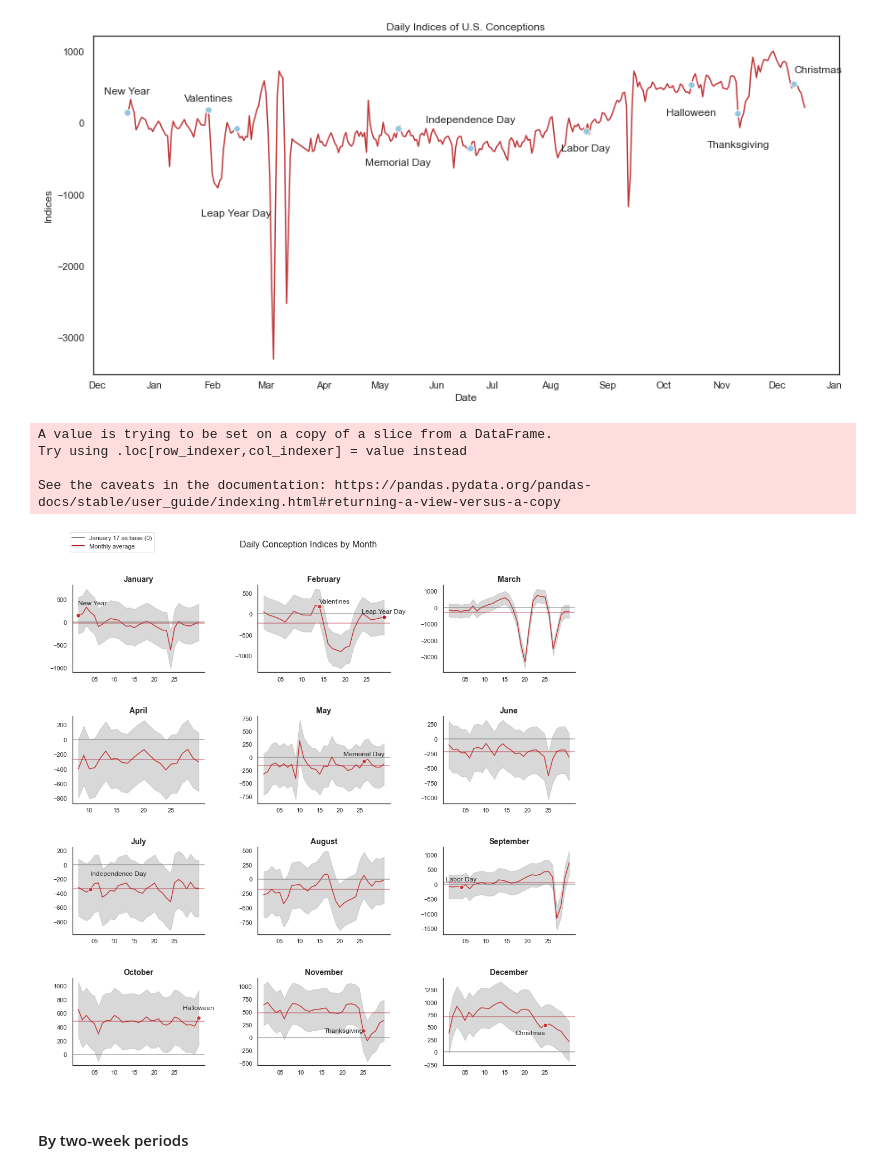
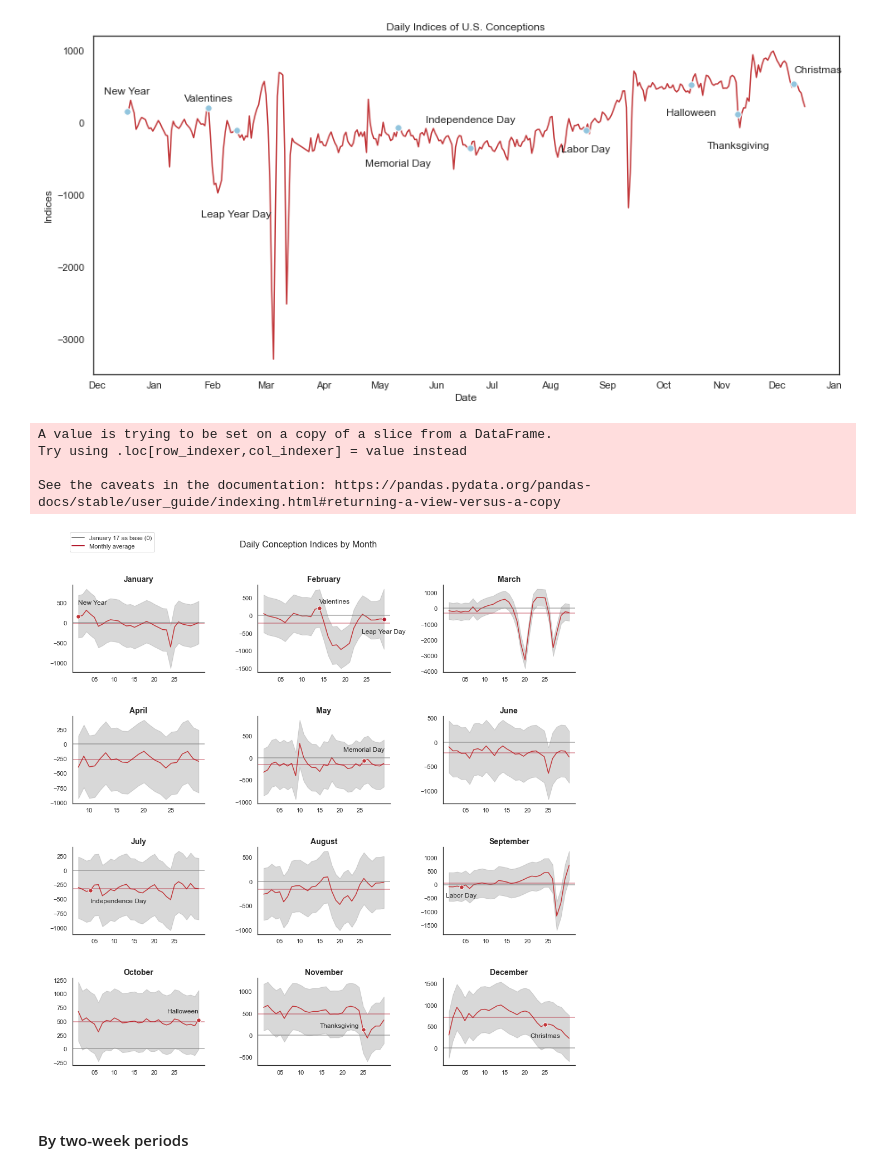
Before and after one commit to taidnguyen/us-birthdays, a Jupyter notebook: main.ipynb, the cells around one changed output. Drawn from its saved outputs; the diff is of its cells as text; code cells hidden in the pictures.

```diff
--- a/main.ipynb
+++ b/main.ipynb
@@ -156,11 +139,11 @@ Some biggest differences in the 21st Century:
 # %%
 # Get conceived dates
 birth_df['date'] = [datetime.datetime(year, month, day) for (year, month, day) in zip(birth_df['year'], birth_df['month'], birth_df['day'])]
-birth_df['conceived_date'] = birth_df['date'] - datetime.timedelta(days=280) #40 weeks
+birth_df['conceived_date'] = birth_df['date'] - datetime.timedelta(days=280) #39 weeks
 birth_df['dayofweek'] = birth_df['conceived_date'].dt.strftime('%A')
 
 # Group by
 birth_df['conceived_date'] = birth_df['conceived_date'].dt.strftime('%b %d')
-data = birth_df.groupby(['conceived_date', 'dayofweek'])['births'].mean().reset_index(name='mean')
+data = birth_df[['conceived_date', 'dayofweek', 'births']]
 data.head()
 # %% [output]
@@ -189,5 +174,5 @@ data.head()
 # %%
-Y = data['mean']
+Y = data['births']
 X = data[data.columns[1:]]
 X = sm.add_constant(X)
 model = sm.OLS(Y,X)
@@ -322,43 +309,43 @@ g = g.set_ylabels(' ')
 g = g.set_xticklabels(' ')
 
 # Manually add major dates
 point_dict = data.set_index('date').to_dict('index')
 
-g.axes[0].text(datetime.datetime(2012, 1, 1), 380, "New Year", ha='left', fontsize=12)
+g.axes[0].text(datetime.datetime(2012, 1, 1), 470, "New Year", ha='left', fontsize=12)
 g.axes[0].plot(datetime.datetime(2012, 1, 1), point_dict[datetime.datetime(2012, 1, 1)]['coefficient'], marker='.', markersize=15, markeredgecolor='white')
-g.axes[1].text(datetime.datetime(2012, 2, 14), 250, "Valentines", ha='left', fontsize=12)
+g.axes[1].text(datetime.datetime(2012, 2, 14), 350, "Valentines", ha='left', fontsize=12)
 g.axes[1].plot(datetime.datetime(2012, 2, 14), point_dict[datetime.datetime(2012, 2, 14)]['coefficient'], marker='.', markersize=15, markeredgecolor='white')
-g.axes[1].text(datetime.datetime(2012, 2, 29), 20, "Leap Year Day", ha='center', fontsize=12)
+g.axes[1].text(datetime.datetime(2012, 2, 29), -500, "Leap Year Day", ha='center', fontsize=12)
 g.axes[1].plot(datetime.datetime(2012, 2, 29), point_dict[datetime.datetime(2012, 2, 29)]['coefficient'], marker='.', markersize=15, markeredgecolor='white', color='#b2182b')
-g.axes[4].text(datetime.datetime(2012, 5, 26), 25, "Memorial Day", ha='center', fontsize=12)
+g.axes[4].text(datetime.datetime(2012, 5, 26), 150, "Memorial Day", ha='center', fontsize=12)
 g.axes[4].plot(datetime.datetime(2012, 5, 26), point_dict[datetime.datetime(2012, 5, 26)]['coefficient'], marker='.', markersize=15, markeredgecolor='white')
-g.axes[6].text(datetime.datetime(2012, 7, 4), -150, "Independence Day", ha='left', fontsize=12)
+g.axes[6].text(datetime.datetime(2012, 7, 4), -570, "Independence Day", ha='left', fontsize=12)
 g.axes[6].plot(datetime.datetime(2012, 7, 4), point_dict[datetime.datetime(2012, 7, 4)]['coefficient'], marker='.', markersize=15, markeredgecolor='white')
-g.axes[8].text(datetime.datetime(2012, 9, 4), 100, "Labor Day", ha='center', fontsize=12)
+g.axes[8].text(datetime.datetime(2012, 9, 4), -460, "Labor Day", ha='center', fontsize=12)
 g.axes[8].plot(datetime.datetime(2012, 9, 4), point_dict[datetime.datetime(2012, 9, 4)]['coefficient'], marker='.', markersize=15, markeredgecolor='white')
-g.axes[9].text(datetime.datetime(2012, 10, 31), 650, "Halloween", ha='center', fontsize=12)
+g.axes[9].text(datetime.datetime(2012, 10, 31), 650, "Halloween", ha='right', fontsize=12)
 g.axes[9].plot(datetime.datetime(2012, 10, 31), point_dict[datetime.datetime(2012, 10, 31)]['coefficient'], marker='.', markersize=15, markeredgecolor='white')
-g.axes[10].text(datetime.datetime(2012, 11, 25), 100, "Thanksgiving", ha='right', fontsize=12)
+g.axes[10].text(datetime.datetime(2012, 11, 24), 180, "Thanksgiving", ha='right', fontsize=12)
 g.axes[10].plot(datetime.datetime(2012, 11, 25), point_dict[datetime.datetime(2012, 11, 25)]['coefficient'], marker='.', markersize=15, markeredgecolor='white')
-g.axes[11].text(datetime.datetime(2012, 12, 25), 350, "Christmas", ha='right', fontsize=12)
+g.axes[11].text(datetime.datetime(2012, 12, 25), 250, "Christmas", ha='center', fontsize=12)
 g.axes[11].plot(datetime.datetime(2012, 12, 25), point_dict[datetime.datetime(2012, 12, 25)]['coefficient'], marker='.', markersize=15, markeredgecolor='white')
 
 # # Legends
 custom_lines = [Line2D([0], [0], color='gray', lw=2),
                 Line2D([0], [0], color='#b2182b', lw=2)]
 g.axes[0].legend(custom_lines, ['January 17 as base (0)', 'Monthly average'],
           loc='upper center', bbox_to_anchor=(0.3, 1.6), borderaxespad=0.)
 
 # Final adjustments
 plt.subplots_adjust(hspace=0.5, wspace=0.4, top=0.9) #spacing between and on top
 g = g.fig.suptitle('Daily Conception Indices by Month', fontsize=16)
 plt.show()
 # %% [output]
 A value is trying to be set on a copy of a slice from a DataFrame.
 Try using .loc[row_indexer,col_indexer] = value instead
 
 See the caveats in the documentation: https://pandas.pydata.org/pandas-docs/stable/user_guide/indexing.html#returning-a-view-versus-a-copy
-[figure, old version]
+[figure, new version]
 # %% [markdown]
 #### By two-week periods
 # %%
```
Also changed, not shown: parts of 7 cells of this notebook, 3 other files.
